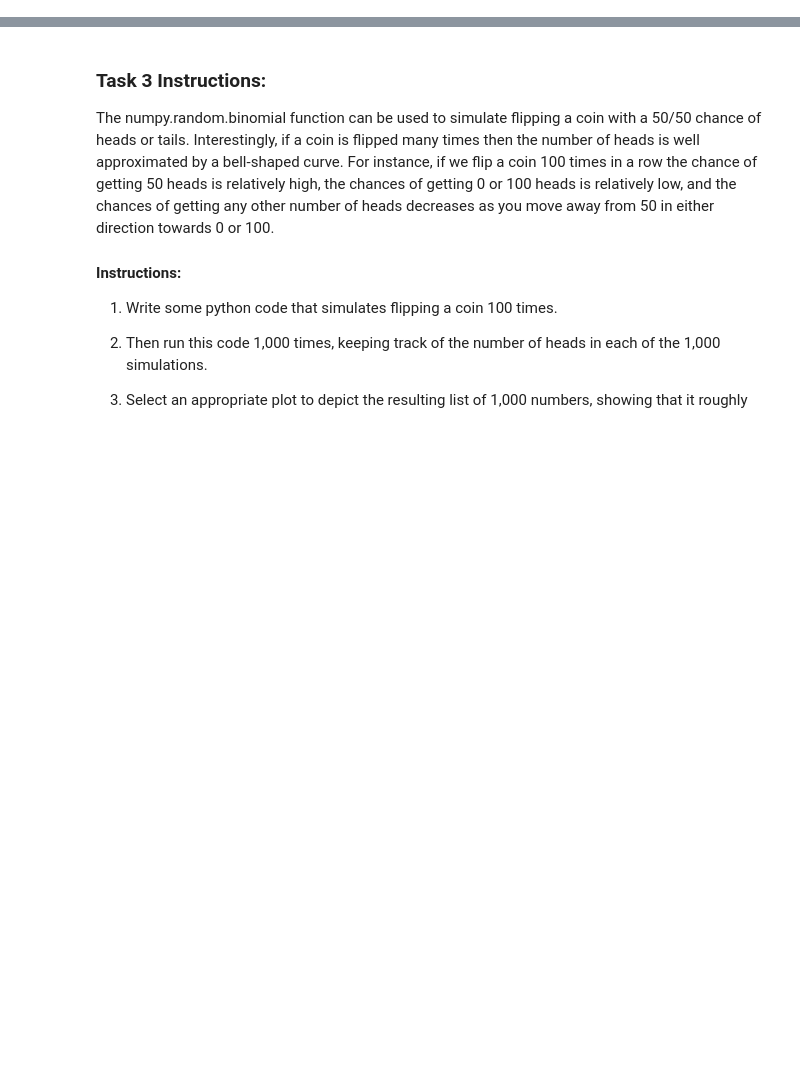
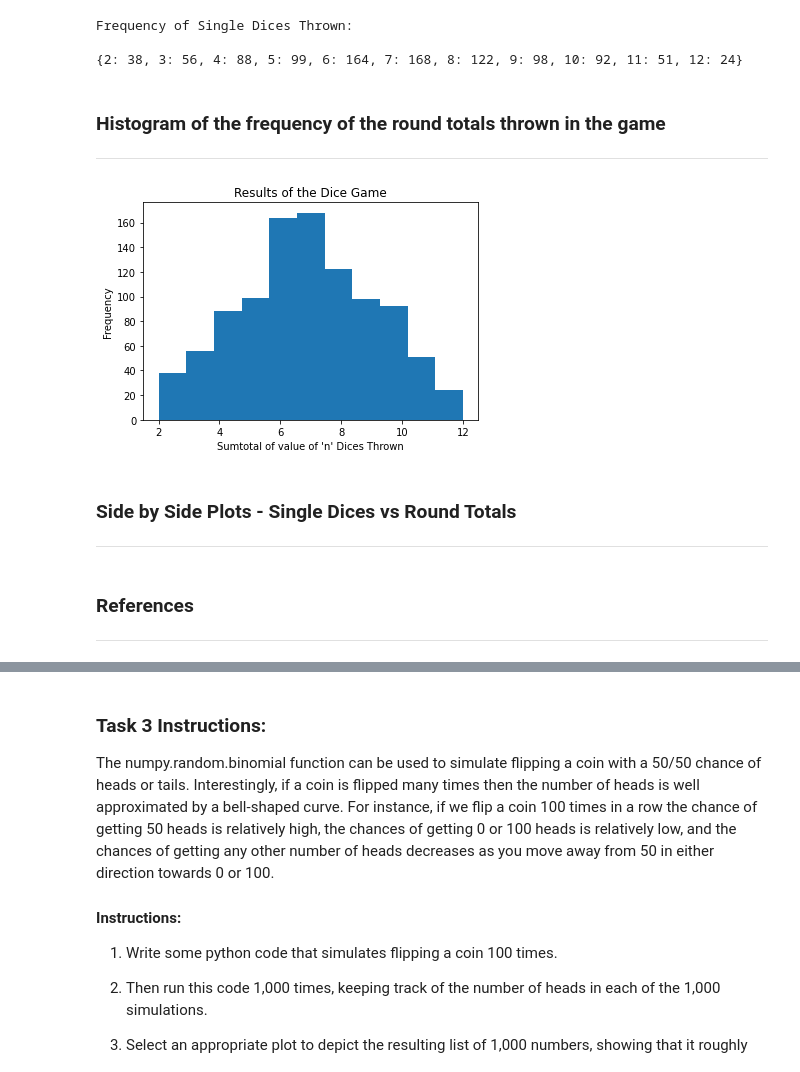
Before and after one commit to Fiona-600/Data-Analytics-2020-Tasks, a Jupyter notebook: Task 1-4.ipynb, the cells around one changed output, grey strips where cells are left out. Cells and saved outputs as stored; diff of their text form; code cells hidden in the pictures; blank space fills up the shorter version.

```diff
--- a/Task 1-4.ipynb
+++ b/Task 1-4.ipynb
@@ -0,0 +15,12 @@
+# %%
+print ("\nRESULTS OF THE DICE THROW GAME:\n")
+
+#To ask user to input the variables for n & k
+#n = int (input ("Enter the number of dices: "))
+#k = int (input ("Enter the number of rounds: "))
+
+k = 1000 # Number of times the dices are thrown
+n = 2  # Number of dices thrown
+
+print ("The number of dice ('n') rolled in each round was:" , n)
+print ("The number of rounds ('k') was: " , k,"\n")
@@ -0,0 +206,29 @@
+# %%
+#alternative function:
+
+def asdiceroll():
+
+    print("\nFrequency of Single Dices Thrown:\n")
+    print(dict(Counter(sorted(Round_Total))),"\n")#Count the frequency of each age sampled
+
+asdiceroll() # call the function 'asdiceroll1'
+# %% [output]
+Frequency of Single Dices Thrown:
+
+{2: 38, 3: 56, 4: 88, 5: 99, 6: 164, 7: 168, 8: 122, 9: 98, 10: 92, 11: 51, 12: 24}
+# %% [markdown]
+### Histogram of the frequency of the round totals thrown in the game
+***
+# %%
+print ("")
+x = Round_Total
+plt.hist (x, ((n * 6) -1)) # shows one bin per result
+plt.title ("Results of the Dice Game")
+plt.ylabel ("Frequency")
+plt.xlabel ("Sumtotal of value of 'n' Dices Thrown")
+plt.show ()
+# %% [output]
+[figure, added]
+# %% [markdown]
+### Side by Side Plots - Single Dices vs Round Totals
+***
@@ -0,0 +253,3 @@
+# %% [markdown]
+### References
+***
```
Also changed, not shown: parts of 19 cells of this notebook.
